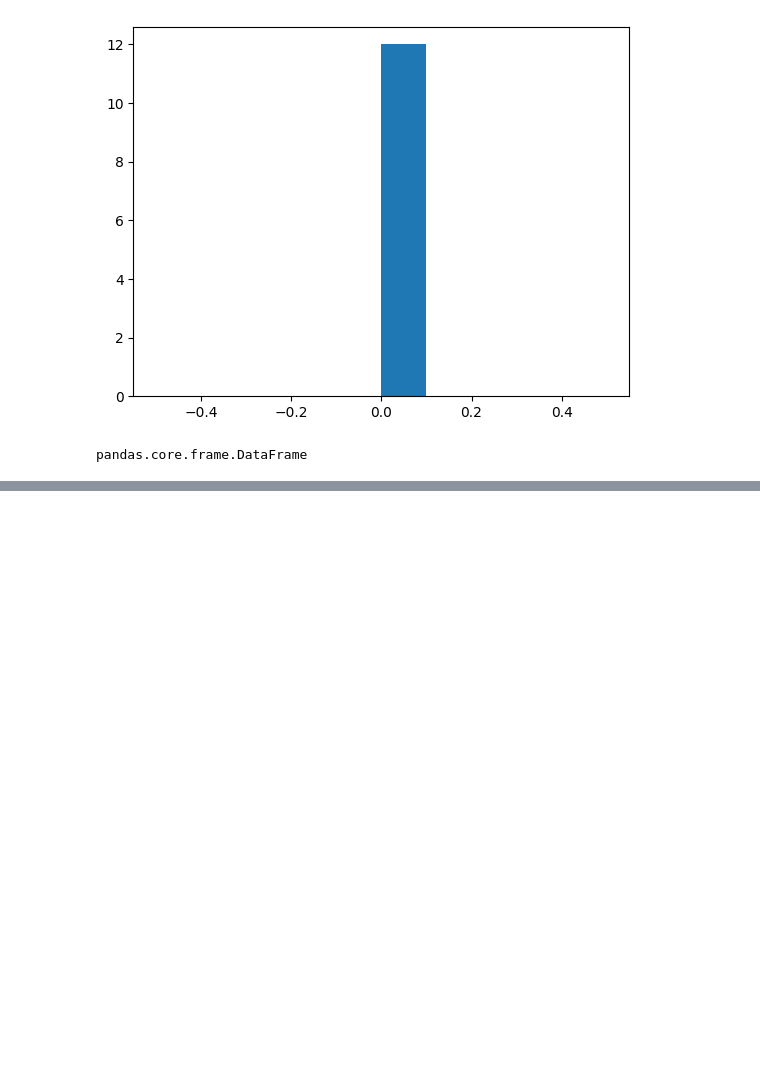
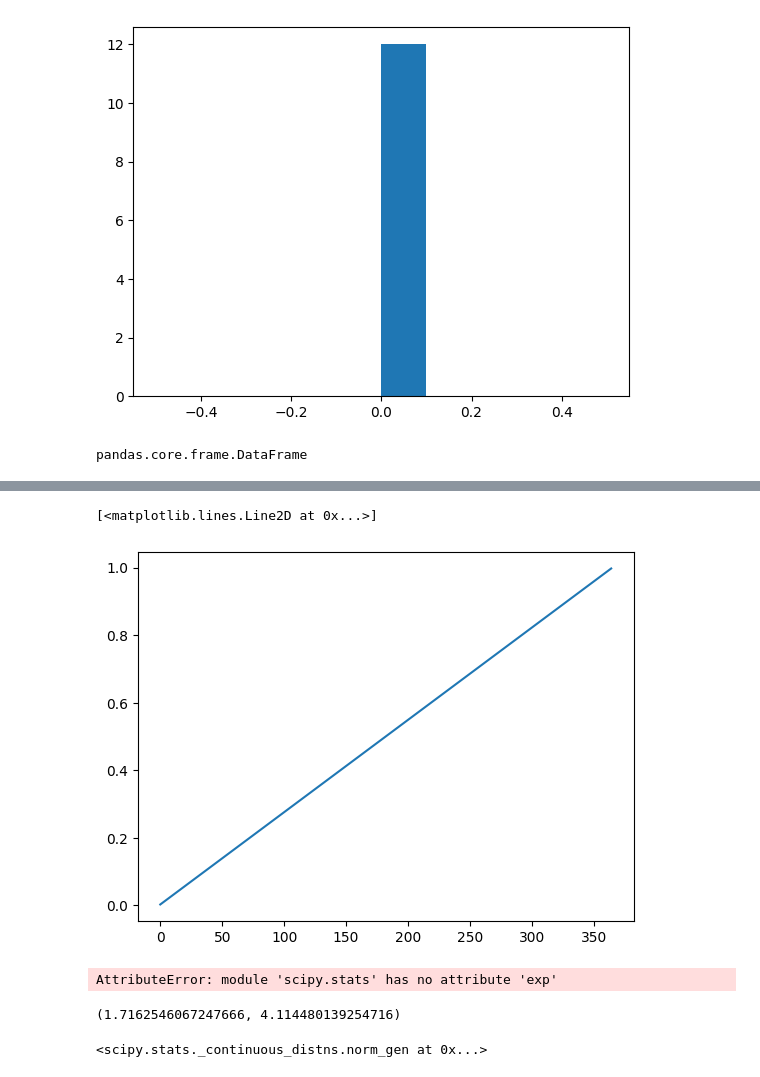
Before and after one commit to RaphaelPB/CRVA_tool, a Jupyter notebook: GraphsAndModels_NEX_GDDP_CMIP6.ipynb, the cells around one changed output, grey strips where cells are left out. Saved outputs shown, nothing was run; the diff lists cells and outputs as text; code cells hidden in the pictures; blank space fills up the shorter version.

```diff
--- a/GraphsAndModels_NEX_GDDP_CMIP6.ipynb
+++ b/GraphsAndModels_NEX_GDDP_CMIP6.ipynb
@@ -208,0 +269,4 @@ pandas.core.frame.DataFrame
+# %%
+m = np.arange(1,len(precipitation_2050_projet0_ssp126_ACCESS_CM2)+1)
+# %%
+P=m/(len(precipitation_2050_projet0_ssp126_ACCESS_CM2)+1)
@@ -208,0 +293,24 @@ pandas.core.frame.DataFrame
+# %%
+plt.plot(P)
+# %% [output]
+[<matplotlib.lines.Line2D at 0x...>]
+[figure, added]
+# %%
+import scipy
+dist_name = 'exp'
+
+# Paramètres de la loi
+dist = getattr(scipy.stats, dist_name)
+
+# Modéliser la loi
+param = dist.fit(precipitation_2050_projet0_ssp126_ACCESS_CM2)
+# %% [output]
+AttributeError: module 'scipy.stats' has no attribute 'exp'
+# %%
+param
+# %% [output]
+(1.7162546067247666, 4.114480139254716)
+# %%
+dist
+# %% [output]
+<scipy.stats._continuous_distns.norm_gen at 0x...>
```
Also changed, not shown: parts of 25 cells of this notebook, 2 other files.
